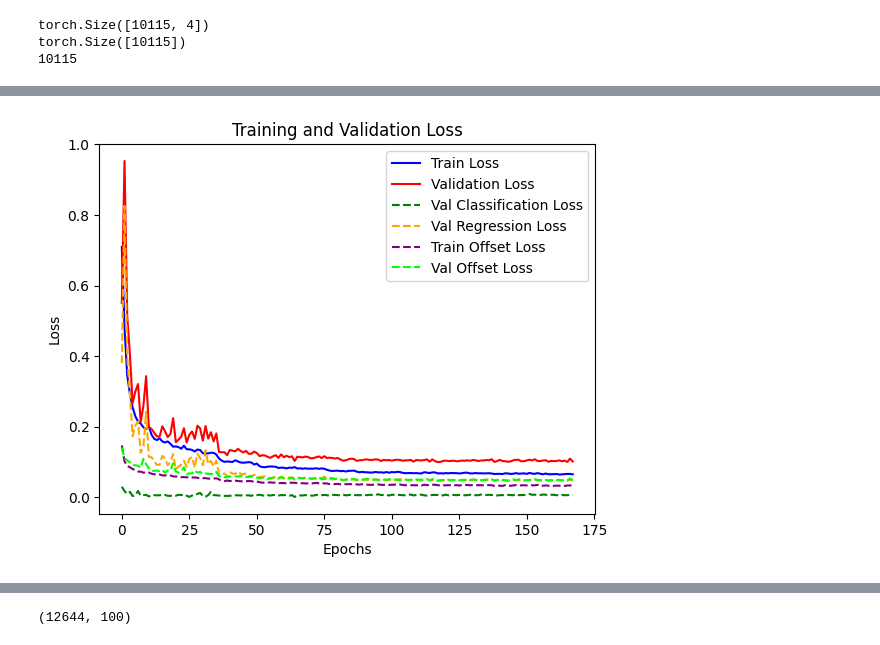
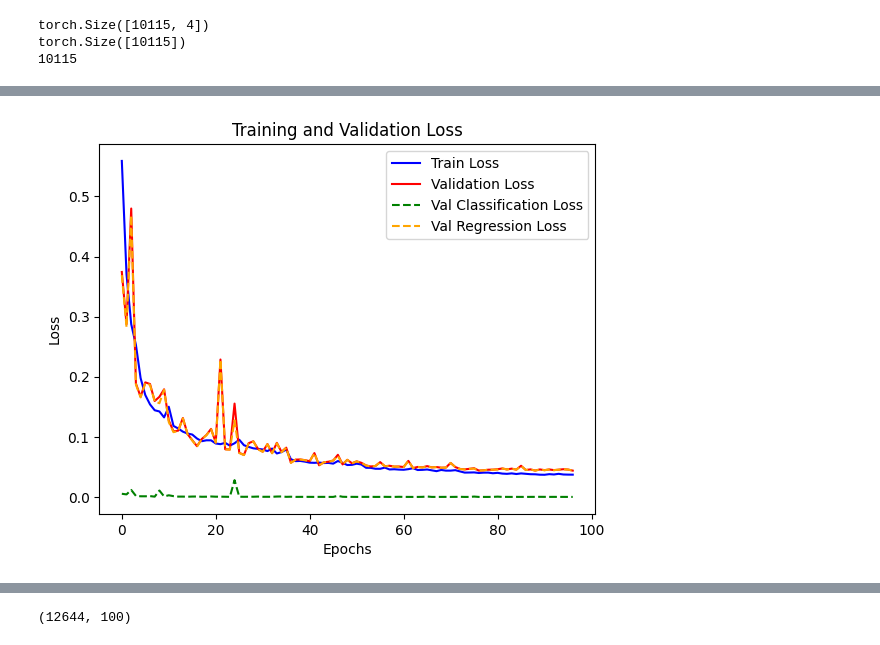
Before and after one commit to seanfoxhay-debug/eclipsing-binaries, a Jupyter notebook: Eclipsing binaries classification.ipynb, the cells around one changed output, grey strips where cells are left out. Saved outputs shown, nothing was run; the diff lists cells and outputs as text; code cells hidden in the pictures.

Commit message:
removed phase offset prediction from model, as it is unnecessary as a prediction feature. light curves are still rolled to better mimic real data.

```diff
--- a/Eclipsing binaries classification.ipynb
+++ b/Eclipsing binaries classification.ipynb
@@ -433,7 +435,6 @@ if lr_scheduling_toggle==1:
     scheduler = torch.optim.lr_scheduler.ReduceLROnPlateau(optimizer, 'min',factor=factor_lr,patience=patience_lr,min_lr=min_lr)
 C_criterion = nn.CrossEntropyLoss() # classification criterion
 R_criterion = nn.MSELoss() # regression criterion
-offset_criterion = nn.MSELoss() # offset criterion, on cos and sin of offset as angle
 
 
 W_rgs = 1.0 # weighting of regression task against classification
@@ -444,18 +445,18 @@ W_off = 1.0 # weighting of offset against other two losses
 val_shifts = np.random.randint(0, system_length, (len(val_dataset)))
 
 loss, val_loss, val_accuracy = [], [], []
-train_losses, val_losses, val_C_accuracies, val_R_accuracies,offset_losses = [], [], [], [], []
+train_losses, val_losses, val_C_accuracies, val_R_accuracies = [], [], [], []
 
 param_mse_array, param_mae_array = np.zeros((0,num_params)),np.zeros((0,num_params)) # initialising empty arrays to store parameter errors later
 
-train_C_losses, train_R_losses, train_offset_losses = [], [], []
-val_C_losses, val_R_losses, val_offset_losses = [], [], []
+train_C_losses, train_R_losses = [], []
+val_C_losses, val_R_losses = [], []
 offset_errs = []
 for epoch in range(epochs):
     val_accuracy = 0
     model.train()
     train_loss=0
-    train_C_loss, train_R_loss, train_offset_loss = 0,0,0
+    train_C_loss, train_R_loss = 0,0
     # initialise tensors to store individual parameter losses:
     R_squared_errors = torch.zeros(num_params, device=device)
     R_absolute_errors = torch.zeros(num_params, device=device)
@@ -469,23 +470,15 @@ for epoch in range(epochs):
 
         if roll == 1:
             inputs, s = random_roll(inputs) # gives a fresh offset to each curve every batch and every epoch
-            off_target = offset_target(s).to(device) # transforms into cos and sin of offset as angle, to allow circular reading
 
         optimizer.zero_grad() # set gradients to zero
-        cls_out, rgs_out, offset_out = model(inputs, scalars) # forward pass outputs
+        cls_out, rgs_out = model(inputs, scalars) # forward pass outputs
         C_loss = C_criterion(cls_out, cls_labels) # calculate loss for classification based on predictions and true labels
         R_loss = R_criterion(rgs_out, param_targets) # loss for regression taks, based on predictions and (normalised) param labels
-        if roll == 1:
-            offset_loss = offset_criterion(offset_out, off_target) # loss for phase offset
-
 
         train_C_loss += C_loss.item() # logging individual losses
         train_R_loss += R_loss.item()
-        if roll == 1:
-            train_offset_loss += offset_loss.item()
-            loss = C_loss + W_rgs * R_loss + W_off * offset_loss # combine losses into one, with weight depending on W_rgs and W_off
-        elif roll == 0:
-            loss = C_loss + W_rgs * R_loss # loss not including offset loss
+        loss = C_loss + W_rgs * R_loss # total loss (classification & validation), based on weight
 
         loss.backward() # backpropagation
         optimizer.step() # update weights
@@ -494,14 +487,12 @@ for epoch in range(epochs):
     train_losses.append(train_loss / len(train_loader))
     train_C_losses.append(train_C_loss / len(train_loader))
     train_R_losses.append(train_R_loss / len(train_loader))
-    if roll ==1:
-        train_offset_losses.append(train_offset_loss / len(train_loader))
     writer.add_scalar('Training Loss', train_losses[-1], epoch)
 
 # Validation
     model.eval()
     val_loss, C_correct, R_correct =0,0,0
-    val_C_loss = val_R_loss = val_offset_loss = 0.0
+    val_C_loss = val_R_loss = 0.0
     abs_err = torch.zeros(len(param_names),device=device) # create empty tensor of size (num_params)
     val_start = 0 # initialising indexing for random_roll
 
@@ -520,9 +511,8 @@ for epoch in range(epochs):
                 shifts = val_shifts[val_start:val_start+n] # each shift applied to the fluxes should be correctly indexed
                 inputs, _ = random_roll(inputs,shifts)
                 val_start += n # iterate
-                off_target = offset_target(shifts).to(device) # convert into cos and sin again
 
-            cls_out, rgs_out, offset_out = model(inputs,scalars)
+            cls_out, rgs_out = model(inputs,scalars)
 
 
             # Individual parameter squared and absolute errors. tensor of size (num_params) for each epoch, one for each parameter.
@@ -535,18 +525,10 @@ for epoch in range(epochs):
             val_N = len(val_loader.dataset)
             val_C_loss += ((C_criterion(cls_out, cls_labels)).item() * n) / val_N
             val_R_loss += ((R_criterion(rgs_out, param_norm)).item() * n) / val_N
-            if roll == 1:
-                val_offset_loss += ((offset_criterion(offset_out, off_target)).item() * n) / val_N
-                val_loss = (val_C_loss + W_rgs * val_R_loss + W_off * val_offset_loss)
-            elif roll ==0:
-                val_loss = (val_C_loss + W_rgs * val_R_loss)
-
-
+            val_loss = (val_C_loss + W_rgs * val_R_loss)
 
             C_correct += (cls_out.argmax(dim=1) == cls_labels).sum().item()
             R_correct += torch.abs(rgs_out - param_norm).sum().item()
-
-
 
     val_losses.append(val_loss)
 
@@ -563,8 +545,6 @@ for epoch in range(epochs):
 
     val_C_losses.append(val_C_loss)
     val_R_losses.append(val_R_loss)
-    if roll ==1:
-        val_offset_losses.append(val_offset_loss)
     writer.add_scalar('Validation Loss', val_losses[-1], epoch)
 
     param_mse = R_squared_errors / len(val_loader.dataset)
@@ -650,24 +630,21 @@ print(val_losses)
 # %%
 # Plot training/validation loss
 plt.figure()
 plt.plot(train_losses, label="Train Loss", color="blue")
 plt.plot(val_losses, label="Validation Loss", color="red")
 plt.plot(val_C_losses, label='Val Classification Loss', color='green',linestyle='dashed')
 plt.plot(val_R_losses, label='Val Regression Loss', color='orange',linestyle='dashed')
-if roll == 1:
-    plt.plot(train_offset_losses, label="Train Offset Loss", color='purple',linestyle='dashed')
-    plt.plot(val_offset_losses, label='Val Offset Loss',color='lime',linestyle='dashed')
 
 
 #plt.plot(val_C_accuracies, label="Validation Classification Accuracy", color="green")
 #plt.plot(val_R_accuracies, label="Validation Regression Accuracy", color='orange')
 plt.xlabel("Epochs")
 plt.ylabel("Loss")
 plt.title("Training and Validation Loss")
 plt.legend()
 plt.show()
 # %% [output]
-[figure, old version]
+[figure, new version]
 # %%
 # Note: an MSE of 1 means it will always predict the mean, which means the MSE will equal the varience of the parameter (1 for normalised parameters).
 # %%
```
Also changed, not shown: parts of 8 cells of this notebook.
